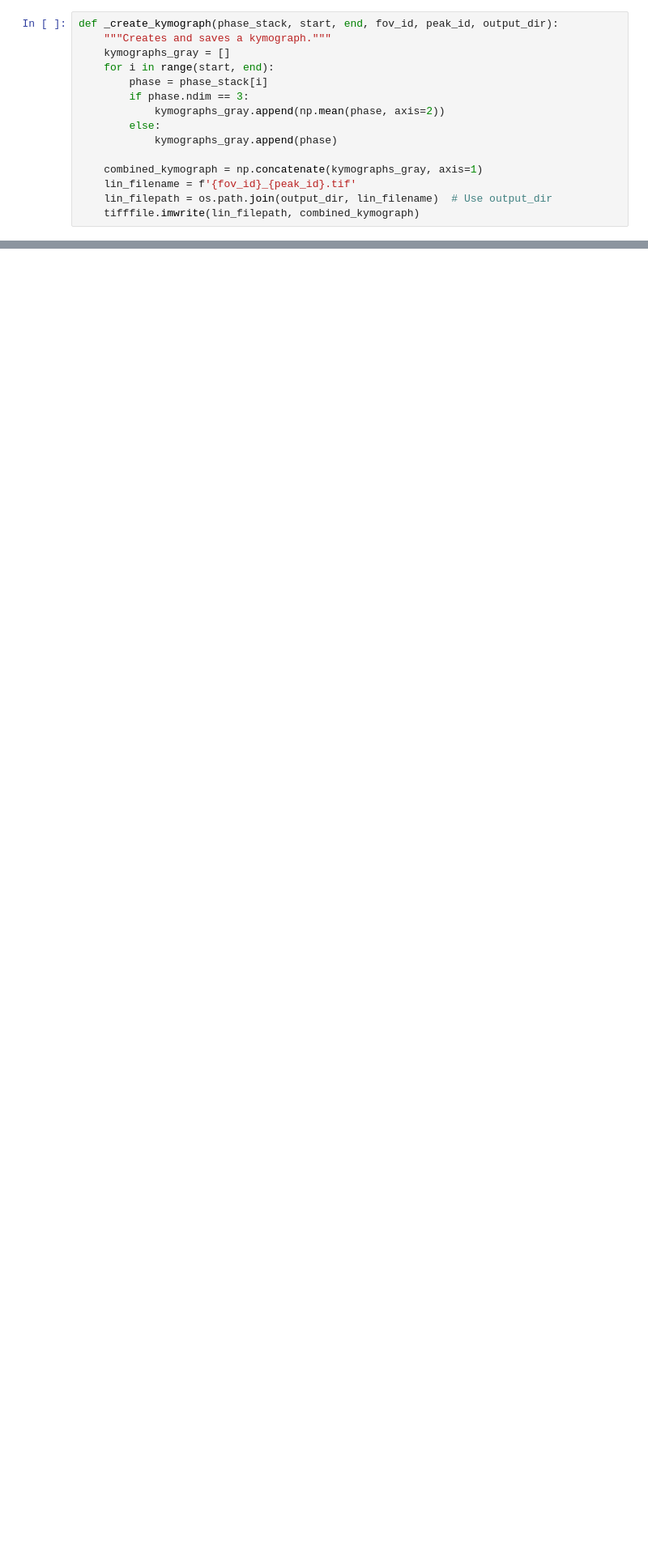
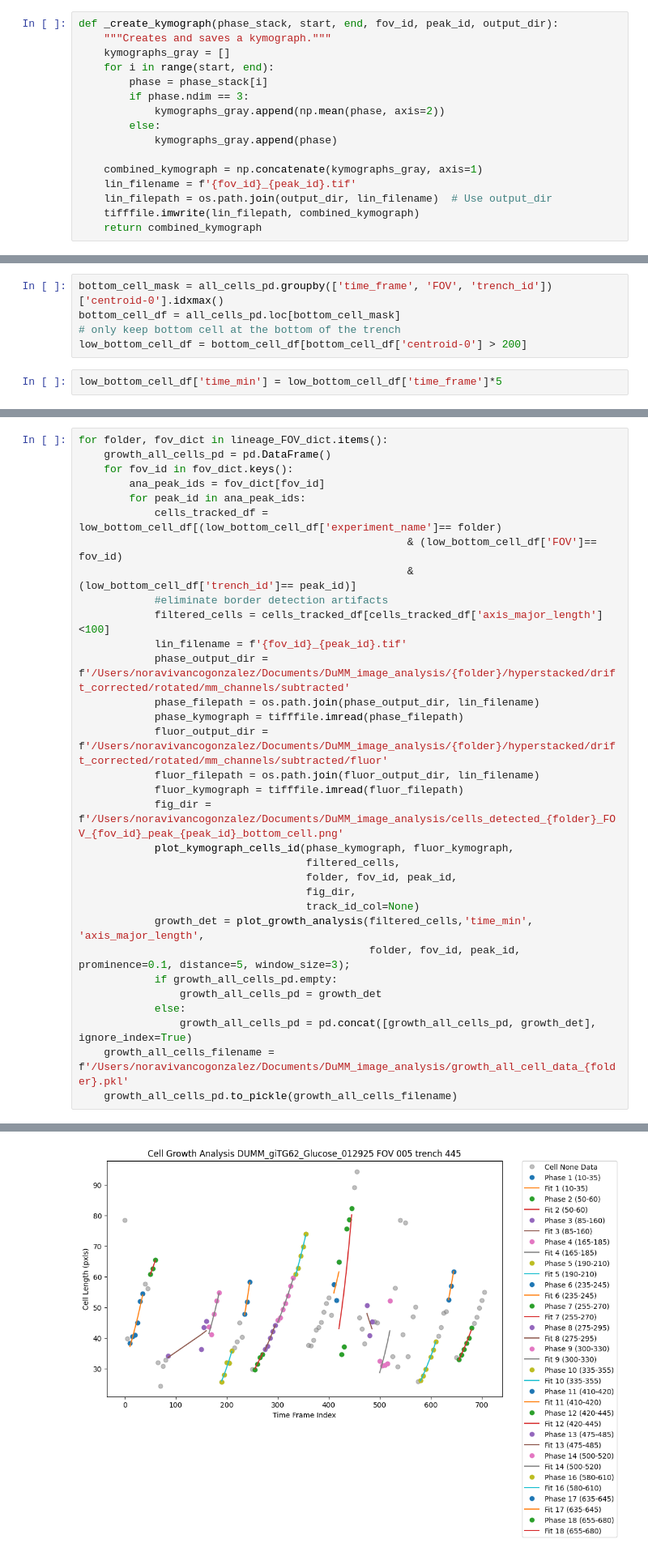
Before and after one commit to nvivanco/Image_analysis, a Jupyter notebook: cell_tracking_whole_kymograph.ipynb, the cells around one changed output, grey strips where cells are left out. Shown at 81% size. Saved outputs shown, nothing was run; the diff lists cells and outputs as text; blank space fills up the shorter version.

Commit message:
tracking based on y centroid  and cell area, tracking only bottom cell

```diff
--- a/cell_tracking_whole_kymograph.ipynb
+++ b/cell_tracking_whole_kymograph.ipynb
@@ -30,3 +195,4 @@ def _create_kymograph(phase_stack, start, end, fov_id, peak_id, output_dir):
     lin_filename = f'{fov_id}_{peak_id}.tif'
     lin_filepath = os.path.join(output_dir, lin_filename)  # Use output_dir
     tifffile.imwrite(lin_filepath, combined_kymograph)
+    return combined_kymograph
@@ -314,0 +374,7 @@ plot_tracks_on_kymograph(phase_kymograph, linked_df, track_id_col='track_id')
+# %%
+bottom_cell_mask = all_cells_pd.groupby(['time_frame', 'FOV', 'trench_id'])['centroid-0'].idxmax()
+bottom_cell_df = all_cells_pd.loc[bottom_cell_mask]
+# only keep bottom cell at the bottom of the trench
+low_bottom_cell_df = bottom_cell_df[bottom_cell_df['centroid-0'] > 200]
+# %%
+low_bottom_cell_df['time_min'] = low_bottom_cell_df['time_frame']*5
@@ -314,0 +387,33 @@ plot_tracks_on_kymograph(phase_kymograph, linked_df, track_id_col='track_id')
+# %%
+for folder, fov_dict in lineage_FOV_dict.items():
+    growth_all_cells_pd = pd.DataFrame()
+    for fov_id in fov_dict.keys():
+        ana_peak_ids = fov_dict[fov_id]
+        for peak_id in ana_peak_ids:
+            cells_tracked_df = low_bottom_cell_df[(low_bottom_cell_df['experiment_name']== folder)
+                                                    & (low_bottom_cell_df['FOV']== fov_id)
+                                                    & (low_bottom_cell_df['trench_id']== peak_id)]
+            #eliminate border detection artifacts
+            filtered_cells = cells_tracked_df[cells_tracked_df['axis_major_length'] <100]
+            lin_filename = f'{fov_id}_{peak_id}.tif'
+            phase_output_dir = f'/Users/noravivancogonzalez/Documents/DuMM_image_analysis/{folder}/hyperstacked/drift_corrected/rotated/mm_channels/subtracted'
+            phase_filepath = os.path.join(phase_output_dir, lin_filename)
+            phase_kymograph = tifffile.imread(phase_filepath)
+            fluor_output_dir = f'/Users/noravivancogonzalez/Documents/DuMM_image_analysis/{folder}/hyperstacked/drift_corrected/rotated/mm_channels/subtracted/fluor'
+            fluor_filepath = os.path.join(fluor_output_dir, lin_filename)
+            fluor_kymograph = tifffile.imread(fluor_filepath)
+            fig_dir = f'/Users/noravivancogonzalez/Documents/DuMM_image_analysis/cells_detected_{folder}_FOV_{fov_id}_peak_{peak_id}_bottom_cell.png'
+            plot_kymograph_cells_id(phase_kymograph, fluor_kymograph,
+                                    filtered_cells,
+                                    folder, fov_id, peak_id,
+                                    fig_dir,
+                                    track_id_col=None)
+            growth_det = plot_growth_analysis(filtered_cells,'time_min', 'axis_major_length',
+                                              folder, fov_id, peak_id, prominence=0.1, distance=5, window_size=3);
+            if growth_all_cells_pd.empty:
+                growth_all_cells_pd = growth_det
+            else:
+                growth_all_cells_pd = pd.concat([growth_all_cells_pd, growth_det], ignore_index=True)
+    growth_all_cells_filename = f'/Users/noravivancogonzalez/Documents/DuMM_image_analysis/growth_all_cell_data_{folder}.pkl'
+    growth_all_cells_pd.to_pickle(growth_all_cells_filename)
+# %% [output]
@@ -314,0 +421 @@ plot_tracks_on_kymograph(phase_kymograph, linked_df, track_id_col='track_id')
+[figure, added]
```
Also changed, not shown: parts of 29 cells of this notebook, 3 other files.
